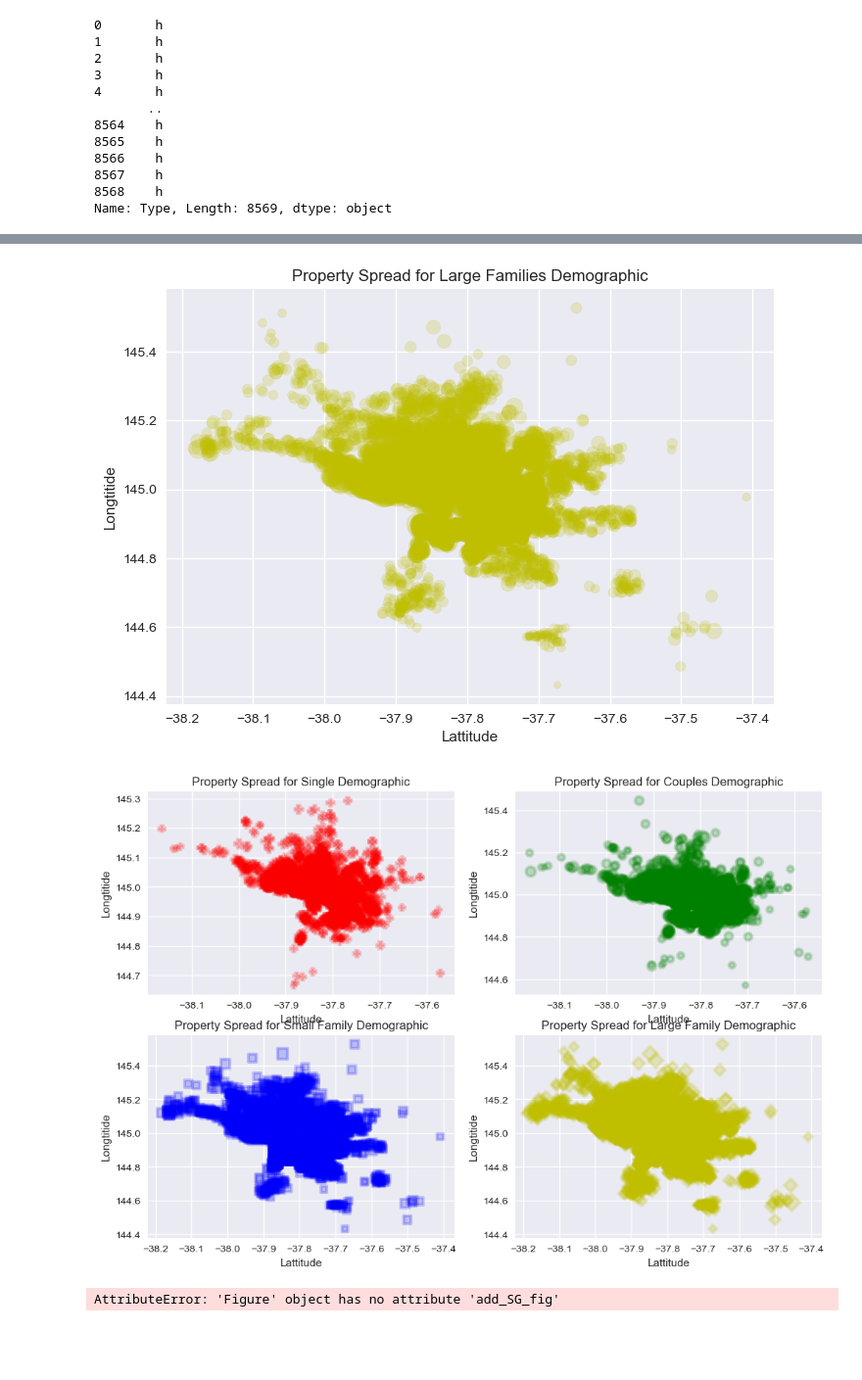
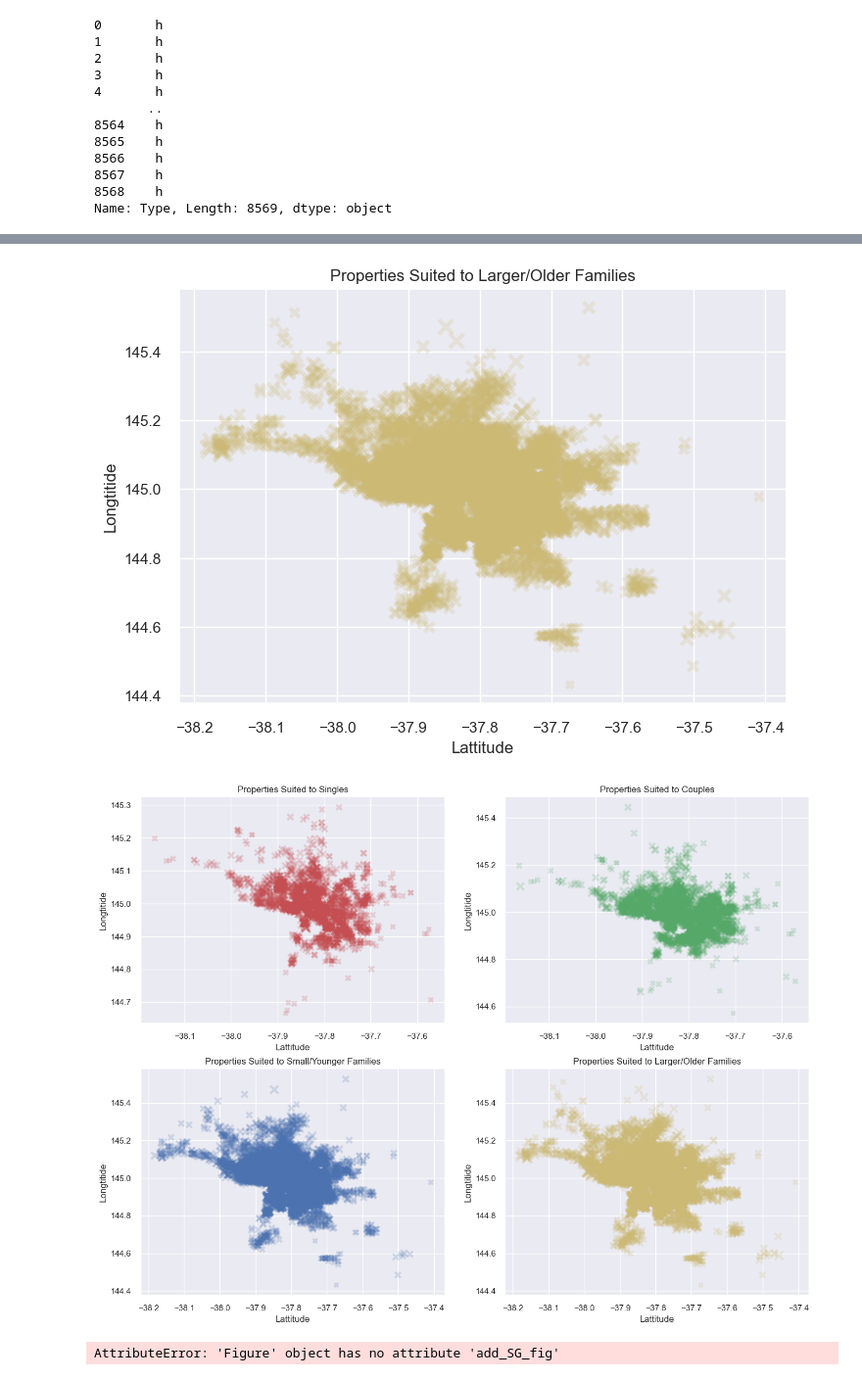
Before and after one commit to Kopixx/Project-1, a Jupyter notebook: Q2_data_exploration_based_off_existing_Q1.ipynb, the cells around one changed output, grey strips where cells are left out. Shown at 98% size. Drawn from its saved outputs; the diff is of its cells as text; code cells hidden in the pictures; blank space fills up the shorter version.

```diff
--- a/Q2_data_exploration_based_off_existing_Q1.ipynb
+++ b/Q2_data_exploration_based_off_existing_Q1.ipynb
@@ -663,7 +663,5 @@ plt.show()
 # %% [markdown]
 ### Question 2 ###
-# %%
-plt.style.use('seaborn')
 # %%
 cleaned_df.to_csv('cleaned_df.csv', index=False)
 # %%
@@ -928,47 +1200,62 @@ plt.show()
 plot_104_df = pd.read_csv('Q2_lrgefam_df.csv')
 plt.xlabel('Lattitude')
 plt.ylabel('Longtitide')
-plt.title('Property Spread for Large Families Demographic')
-LF_fig = plt.hvplot(Q2_lrgefam_df['Lattitude'], Q2_lrgefam_df['Longtitude'],  s=(Q2_lrgefam_df['Price'])*.0001, color='y', alpha=0.2)
+plt.title('Properties Suited to Larger/Older Families')
+LF_fig = plt.scatter(Q2_lrgefam_df['Lattitude'],
+                    Q2_lrgefam_df['Longtitude'],
+                    s=(Q2_lrgefam_df['Price'])*.0001,
+                    color='y',
+                    linewidth=3,
+                    marker="x",
+                    alpha=0.2)
 
 plt.show()
 # %% [output]
-[figure, old version]
+[figure, new version]
 # %%
-# Subplots
-fig =plt.figure(figsize=(12, 8))
-coord = 221
-coord = 222
-coord = 223
-coord = 224
+# Subplots (happy, just add map)
+fig=plt.figure(figsize=(16, 12))
+fig.tight_layout(pad=18.0)
+ax1 = plt.subplot(221)
+ax2 = plt.subplot(222)
+ax3 = plt.subplot(223)
+ax2 = plt.subplot(224)
 
-plt.subplot(221)
-plt.xlabel('Lattitude')
-plt.ylabel('Longtitide')
-plt.title('Property Spread for Single Demographic')
-plt.scatter(Q2_singles_df['Lattitude'], Q2_singles_df['Longtitude'], s=(Q2_singles_df['Price'])*0.0001, color='r', linewidth=3, marker="P", alpha=0.2)
+ax1=plt.subplot(221)
+ax1=plt.xlabel('Lattitude')
+ax1=plt.ylabel('Longtitide')
+ax1=plt.title('Properties Suited to Singles')
+ax1=plt.scatter(Q2_singles_df['Lattitude'], Q2_singles_df['Longtitude'],
+            s=(Q2_singles_df['Price'])*0.0001,
+            color='r', linewidth=3, marker="x", alpha=0.2)
 
-plt.subplot(222)
-plt.xlabel('Lattitude')
-plt.ylabel('Longtitide')
-plt.title('Property Spread for Couples Demographic')
-plt.scatter(Q2_couples_df['Lattitude'], Q2_couples_df['Longtitude'], s=(Q2_couples_df['Price'])*.0001, color='g', linewidth=3, marker="o", alpha=0.2)
+ax2=plt.subplot(222)
+ax2=plt.xlabel('Lattitude')
+ax2=plt.ylabel('Longtitide')
+ax2=plt.title('Properties Suited to Couples')
+ax2=plt.scatter(Q2_couples_df['Lattitude'], Q2_couples_df['Longtitude'],
+            s=(Q2_couples_df['Price'])*.0001,
+            color='g', linewidth=3, marker="x", alpha=0.2)
 
-plt.subplot(223)
-plt.xlabel('Lattitude')
-plt.ylabel('Longtitide')
-plt.title('Property Spread for Small Family Demographic')
-plt.scatter(Q2_smallfam_df['Lattitude'], Q2_smallfam_df['Longtitude'], s=(Q2_smallfam_df['Price'])*.0001, color='b', linewidth=3, marker="s", alpha=0.2)
+ax3=plt.subplot(223)
+ax3=plt.xlabel('Lattitude')
+ax3=plt.ylabel('Longtitide')
+ax3=plt.title('Properties Suited to Small/Younger Families')
+ax3=plt.scatter(Q2_smallfam_df['Lattitude'], Q2_smallfam_df['Longtitude'],
+            s=(Q2_smallfam_df['Price'])*.0001,
+            color='b', linewidth=3, marker="x", alpha=0.2)
 
-plt.subplot(224)
-plt.xlabel('Lattitude')
-plt.ylabel('Longtitide')
-plt.title('Property Spread for Large Family Demographic')
-plt.scatter(Q2_lrgefam_df['Lattitude'], Q2_lrgefam_df['Longtitude'], s=(Q2_lrgefam_df['Price'])*.0001, color='y', linewidth=3, marker="D", alpha=0.2)
+ax4=plt.subplot(224)
+ax4=plt.xlabel('Lattitude')
+ax4=plt.ylabel('Longtitide')
+ax4=plt.title('Properties Suited to Larger/Older Families')
+ax4=plt.scatter(Q2_lrgefam_df['Lattitude'], Q2_lrgefam_df['Longtitude'],
+            s=(Q2_lrgefam_df['Price'])*.0001,
+            color='y', linewidth=3, marker="x", alpha=0.2)
 
 plt.show()
 # %% [output]
-[figure, old version]
+[figure, new version]
 # %%
 #Not Working
 demographic_fig = plt.figure()
```
Also changed, not shown: parts of 32 cells of this notebook.
